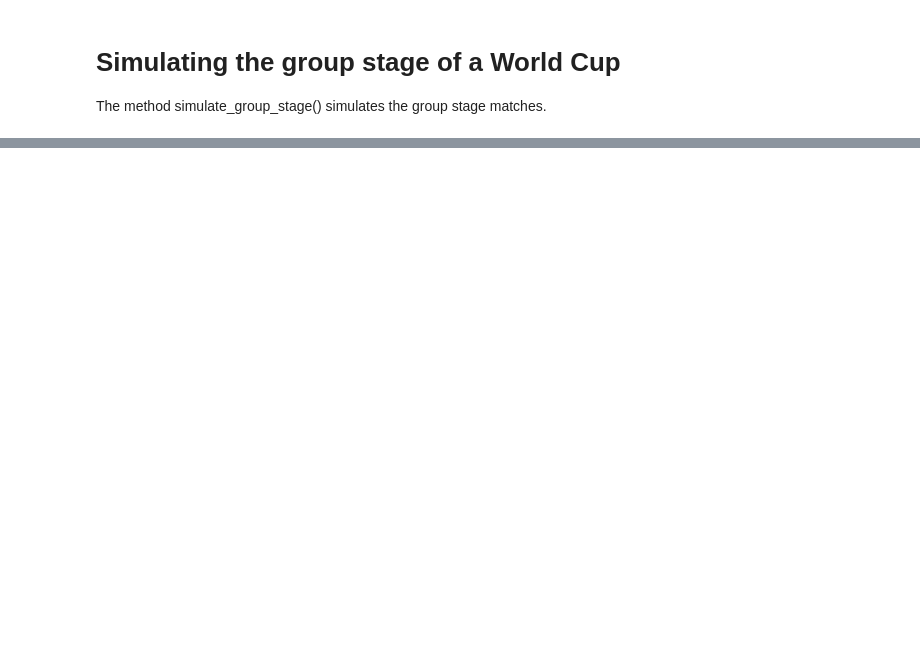
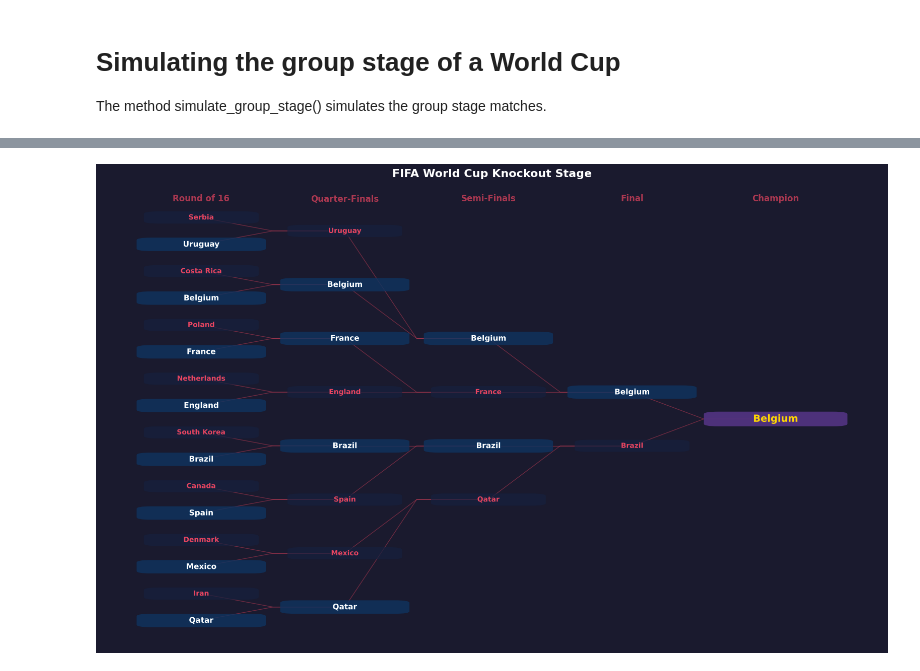
Before and after one commit to frasera00/World_cup_simulation, a Jupyter notebook: WorldCupProject.ipynb, the cells around one changed output, grey strips where cells are left out. Saved outputs shown, nothing was run; the diff lists cells and outputs as text; code cells hidden in the pictures; blank space fills up the shorter version.

```diff
--- a/WorldCupProject.ipynb
+++ b/WorldCupProject.ipynb
@@ -218,0 +490,11 @@ results_df
+# %%
+WorldCup = world_cup(groups, squad_distribution, temperature=100)
+WorldCup.groups
+
+group_stage_results, points = WorldCup.simulate_group_stage()
+results_df = pd.DataFrame(group_stage_results)
+
+# Simulate knockout stage
+champion, all_pairs, all_winners = WorldCup.simulate_knockout_stage(points)
+# %% [output]
+[figure, added]
```
Also changed, not shown: parts of 5 cells of this notebook.
